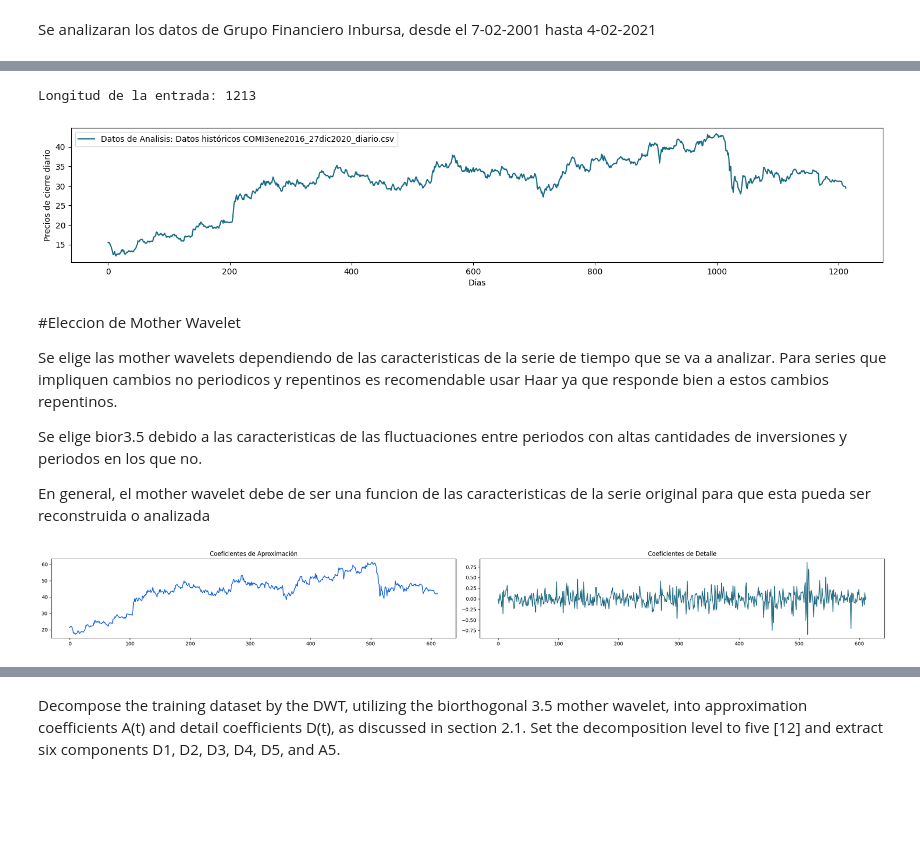
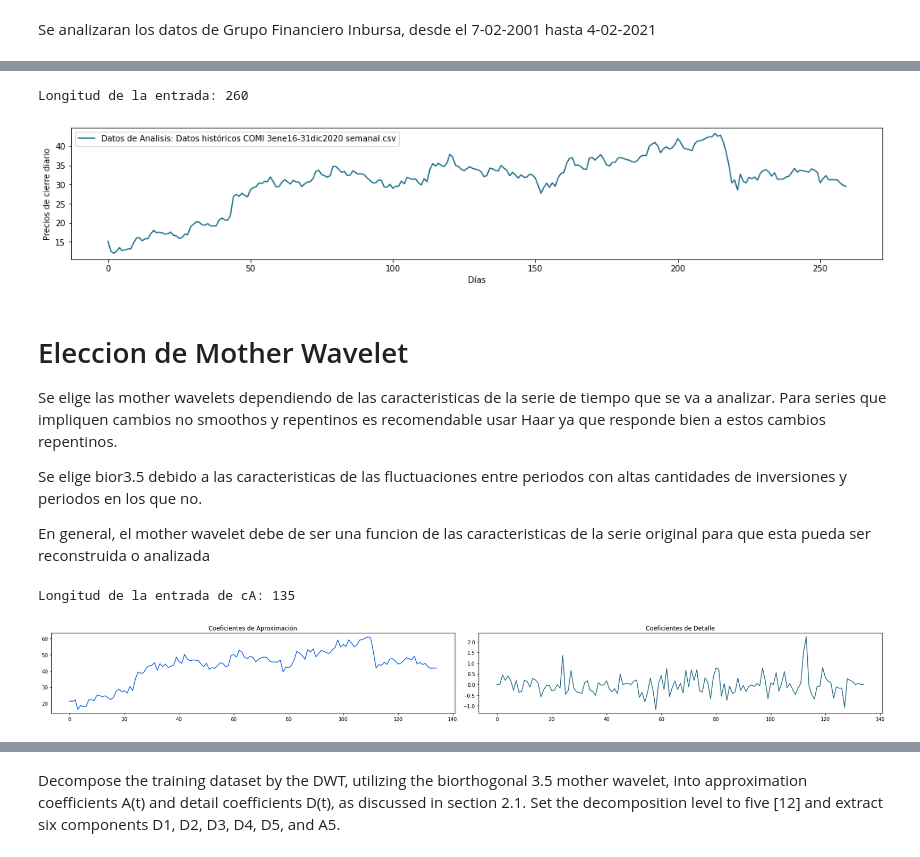
Before and after one commit to MiguelAngelLiera/Stock_Exchange_NN_PP, a Jupyter notebook: src/pre_procesing.ipynb, the cells around one changed output, grey strips where cells are left out. Saved outputs shown, nothing was run; the diff lists cells and outputs as text; code cells hidden in the pictures; blank space fills up the shorter version.

```diff
--- a/src/pre_procesing.ipynb
+++ b/src/pre_procesing.ipynb
@@ -19,69 +27,59 @@ redes = {"red_A1" : 'models/red_A1.pth',
 
 # Abrir el archivo CSV en modo lectura
 
-#DATOS = 'C_Egipto_diario.csv'
-#DATOS = 'cierre.csv'#Grupo Financiero Inbursa
+# DATOS = 'cierre.csv'#Grupo Financiero Inbursa
 # DATOS = 'Datos históricos COMI 03012016_27122020.csv' #Datos originales
-# DATOS = 'Datos históricos COMI 3ene16-31dic2020 semanal.csv'
-#DATOS = 'Datos históricos COMI_prueba 30jun19-31dic2020.csv' #Datos de prueba
-DATOS = 'Datos históricos COMI3ene2016_27dic2020_diario.csv' #Datos de prueba
-#DATOS = 'Datos históricos COMI_prueba 30jun19-31dic2020_DIARIO.csv'
+DATOS = 'Datos históricos COMI 3ene16-31dic2020 semanal.csv' #Datos semanales
+# DATOS = 'Datos históricos COMI_prueba 30jun19-31dic2020.csv' #Datos semanales de prueba
+# DATOS = 'Datos históricos COMI3ene2016_27dic2020_diario.csv' #Datos originales diarios de prueba
+# DATOS = 'Datos históricos COMI_prueba 30jun19-31dic2020_DIARIO.csv' #Datos diarios de prueba
 
-#cierre_inbursa = rd.leer_archivo('cierre.csv')
 cierre = rd.leer_archivo(DATOS)
-
 #se convierten todos los valores a flotantes
 cierre = cierre.astype(float)
-x = np.arange(1, (cierre.shape[0]+1))
-print(f"Longitud de la entrada: {len(cierre)}")
 
 # Crear un gráfico de línea con los valores de x, y
+print(f"Longitud de la entrada: {len(cierre)}")
 plt.figure(figsize=(18, 3))
 plt.plot(range(len(cierre)), cierre, label=f"Datos de Analisis: {DATOS}", color='#176B87')
 plt.xlabel('Días')
 plt.ylabel('Precios de cierre diario')
 plt.legend()
-
-# Mostrar el gráfico
 plt.show()
 # %% [output]
-Longitud de la entrada: 1213
+Longitud de la entrada: 260
-[figure, old version]
+[figure, new version]
 # %% [markdown]
-#Eleccion de Mother Wavelet
+# Eleccion de Mother Wavelet
 
-Se elige las mother wavelets dependiendo de las caracteristicas de la serie de tiempo que se va a analizar. Para series que impliquen cambios no periodicos y repentinos es recomendable usar Haar ya que responde bien a estos cambios repentinos.
+Se elige las mother wavelets dependiendo de las caracteristicas de la serie de tiempo que se va a analizar. Para series que impliquen cambios no smoothos y repentinos es recomendable usar Haar ya que responde bien a estos cambios repentinos.
 
 Se elige bior3.5 debido a las caracteristicas de las fluctuaciones entre periodos con altas cantidades de inversiones y periodos en los que no.
 
 En general, el mother wavelet debe de ser una funcion de las caracteristicas de la serie original para que esta pueda ser reconstruida o analizada
 # %%
 #Se descompone la lista de precios de cierre del intervalo mencionado anteriormente a partir de la dwt con la función bior3.5
+# print(pywt.wavelist()) imprime la lista de wavelets de la biblioteca
 wavelet = 'bior3.5'
-(cA, cD) = pywt.dwt(cierre.tolist(), wavelet)
-
-# # cA.size = 2505, cD.size = 2505
-# plt.plot(x[:len(cA)], cA[:len(cA)])
-# plt.show()
-
-# plt.plot(x[:len(cD)], cD[:len(cD)])
-# plt.show()
+mode = pywt.Modes.constant #antireflect, smooth
+wavelet = pywt.Wavelet(wavelet)
+(cA, cD) = pywt.dwt(cierre.tolist(), wavelet, mode=mode)
+print(f"Longitud de la entrada de cA: {len(cA)}")
 
 plt.figure(figsize=(24, 3))
-
 aprox_coef = True
 index = 1
 
 for _ in [cA, cD]:
     plt.subplot(1, 2, index)
     plt.plot(range(len(_)), _, color='#1363DF' if aprox_coef else '#256D85')
     plt.title('Coeficientes de Aproximación' if aprox_coef else 'Coeficientes de Detalle')
     aprox_coef = False
-    # plt.legend()
     index = index + 1
 
 plt.tight_layout()
 plt.show()
 # %% [output]
+Longitud de la entrada de cA: 135
-[figure, old version]
+[figure, new version]
 # %% [markdown]
```
Also changed, not shown: parts of 33 cells of this notebook, 3 other files.
